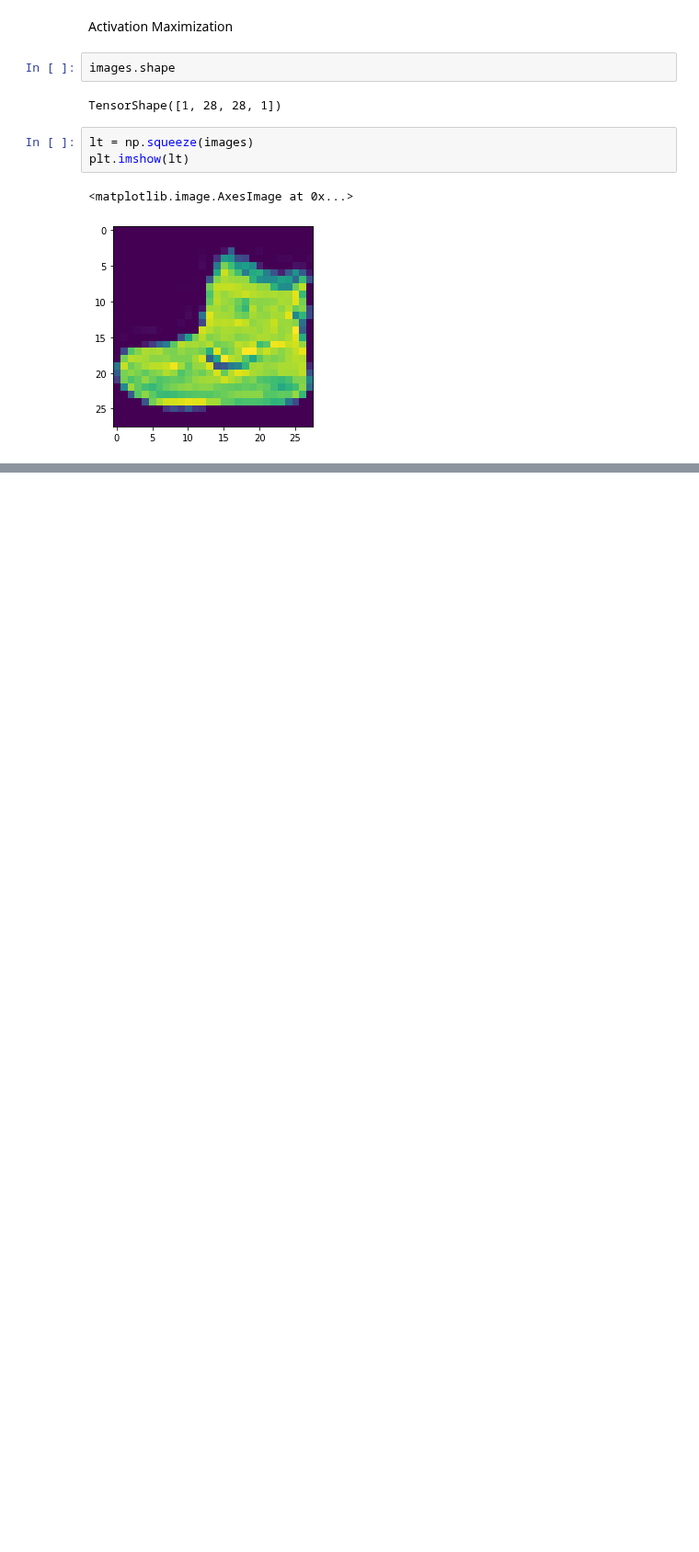
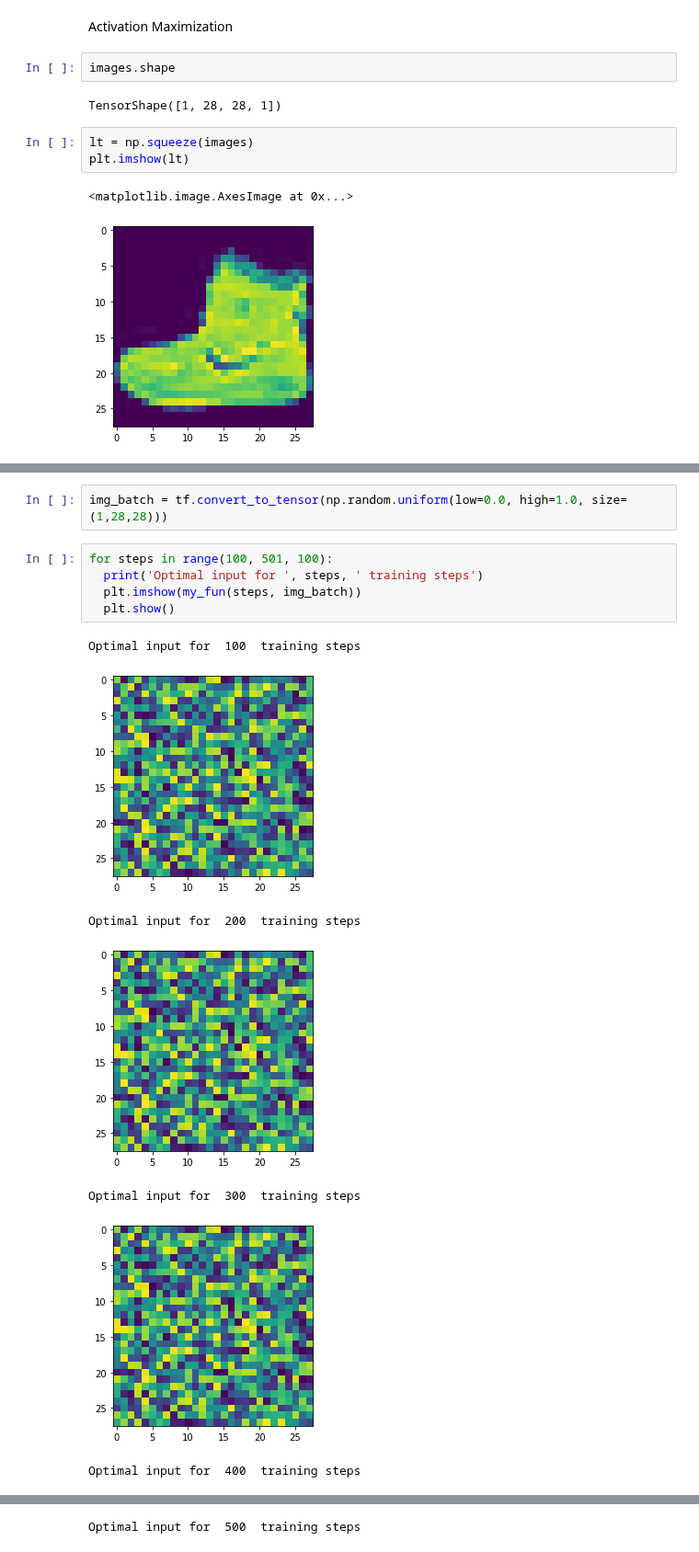
Before and after one commit to BlackCurrantDS/DeepLearning, a Jupyter notebook: IDL_Assignment11_based_on9.ipynb, the cells around one changed output, grey strips where cells are left out. Shown at 92% size. Cells and saved outputs as stored; diff of their text form; blank space fills up the shorter version.

```diff
--- a/IDL_Assignment11_based_on9.ipynb
+++ b/IDL_Assignment11_based_on9.ipynb
@@ -221,0 +277,15 @@ Optimal image
+# %%
+img_batch = tf.convert_to_tensor(np.random.uniform(low=0.0, high=1.0, size=(1,28,28)))
+# %%
+for steps in range(100, 501, 100):
+  print('Optimal input for ', steps, ' training steps')
+  plt.imshow(my_fun(steps, img_batch))
+  plt.show()
+# %% [output]
+Optimal input for  100  training steps
+[figure, added]
+Optimal input for  200  training steps
+[figure, added]
+Optimal input for  300  training steps
+[figure, added]
+Optimal input for  400  training steps
@@ -221,0 +293 @@ Optimal image
+Optimal input for  500  training steps
```
Also changed, not shown: parts of 5 cells of this notebook.
